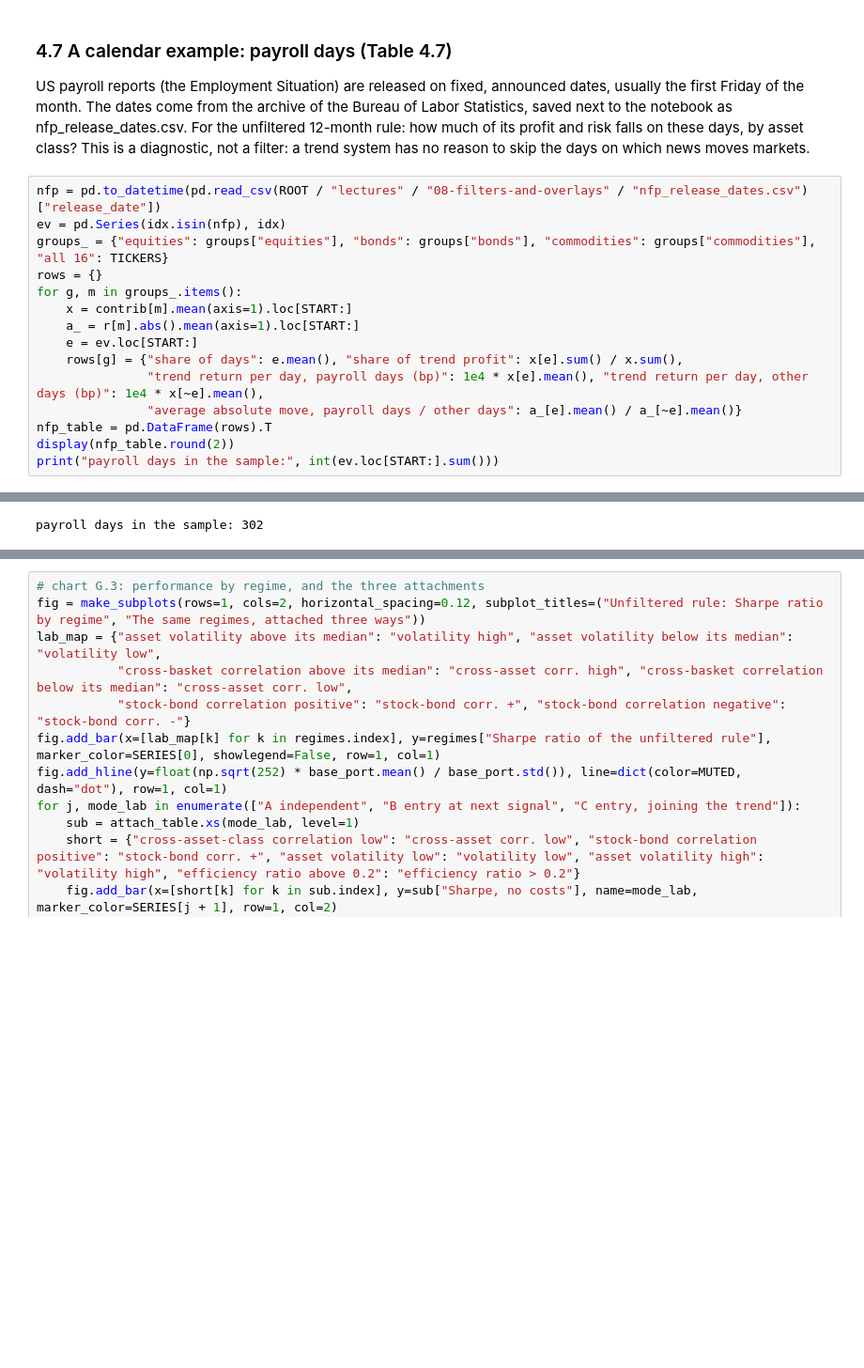
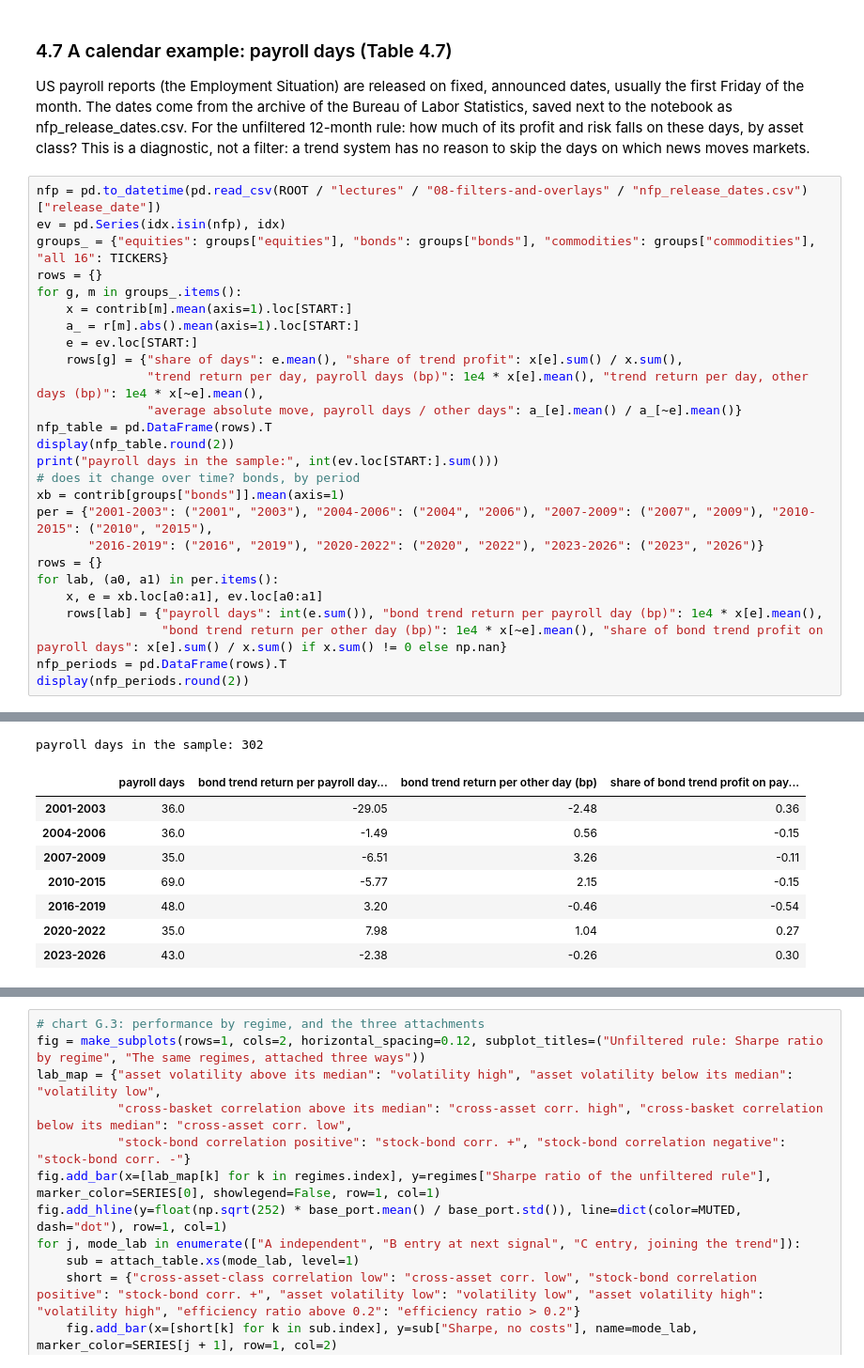
Before and after one commit to MaxGnesi/systematic-trading-notes, a Jupyter notebook: lectures/08-filters-and-overlays/08_filters_and_overlays.ipynb, the cells around one changed output, grey strips where cells are left out. Shown at 94% size. Drawn from its saved outputs; the diff is of its cells as text; blank space fills up the shorter version.

```diff
--- a/lectures/08-filters-and-overlays/08_filters_and_overlays.ipynb
+++ b/lectures/08-filters-and-overlays/08_filters_and_overlays.ipynb
@@ -460,22 +460,41 @@ not a filter: a trend system has no reason to skip the days on which news moves
 # %%
 nfp = pd.to_datetime(pd.read_csv(ROOT / "lectures" / "08-filters-and-overlays" / "nfp_release_dates.csv")["release_date"])
 ev = pd.Series(idx.isin(nfp), idx)
 groups_ = {"equities": groups["equities"], "bonds": groups["bonds"], "commodities": groups["commodities"], "all 16": TICKERS}
 rows = {}
 for g, m in groups_.items():
     x = contrib[m].mean(axis=1).loc[START:]
     a_ = r[m].abs().mean(axis=1).loc[START:]
     e = ev.loc[START:]
     rows[g] = {"share of days": e.mean(), "share of trend profit": x[e].sum() / x.sum(),
                "trend return per day, payroll days (bp)": 1e4 * x[e].mean(), "trend return per day, other days (bp)": 1e4 * x[~e].mean(),
                "average absolute move, payroll days / other days": a_[e].mean() / a_[~e].mean()}
 nfp_table = pd.DataFrame(rows).T
 display(nfp_table.round(2))
 print("payroll days in the sample:", int(ev.loc[START:].sum()))
+# does it change over time? bonds, by period
+xb = contrib[groups["bonds"]].mean(axis=1)
+per = {"2001-2003": ("2001", "2003"), "2004-2006": ("2004", "2006"), "2007-2009": ("2007", "2009"), "2010-2015": ("2010", "2015"),
+       "2016-2019": ("2016", "2019"), "2020-2022": ("2020", "2022"), "2023-2026": ("2023", "2026")}
+rows = {}
+for lab, (a0, a1) in per.items():
+    x, e = xb.loc[a0:a1], ev.loc[a0:a1]
+    rows[lab] = {"payroll days": int(e.sum()), "bond trend return per payroll day (bp)": 1e4 * x[e].mean(),
+                 "bond trend return per other day (bp)": 1e4 * x[~e].mean(), "share of bond trend profit on payroll days": x[e].sum() / x.sum() if x.sum() != 0 else np.nan}
+nfp_periods = pd.DataFrame(rows).T
+display(nfp_periods.round(2))
 # %% [output]
 |  | share of days | share of trend profit | trend return per day, payroll day... | trend return per day, other days ... | average absolute move, payroll da... |
 | equities | 0.05 | 0.09 | 2.72 | 1.32 | 1.08 |
 | bonds | 0.05 | -0.10 | -1.82 | 1.02 | 1.35 |
 | commodities | 0.05 | -0.06 | -1.46 | 1.30 | 1.07 |
 | all 16 | 0.05 | 0.05 | 1.36 | 1.31 | 1.09 |
 payroll days in the sample: 302
+|  | payroll days | bond trend return per payroll day... | bond trend return per other day (bp) | share of bond trend profit on pay... |
+| 2001-2003 | 36.0 | -29.05 | -2.48 | 0.36 |
+| 2004-2006 | 36.0 | -1.49 | 0.56 | -0.15 |
+| 2007-2009 | 35.0 | -6.51 | 3.26 | -0.11 |
+| 2010-2015 | 69.0 | -5.77 | 2.15 | -0.15 |
+| 2016-2019 | 48.0 | 3.20 | -0.46 | -0.54 |
+| 2020-2022 | 35.0 | 7.98 | 1.04 | 0.27 |
+| 2023-2026 | 43.0 | -2.38 | -0.26 | 0.30 |
```
Also changed, not shown: parts of 3 cells of this notebook, 3 other files.
